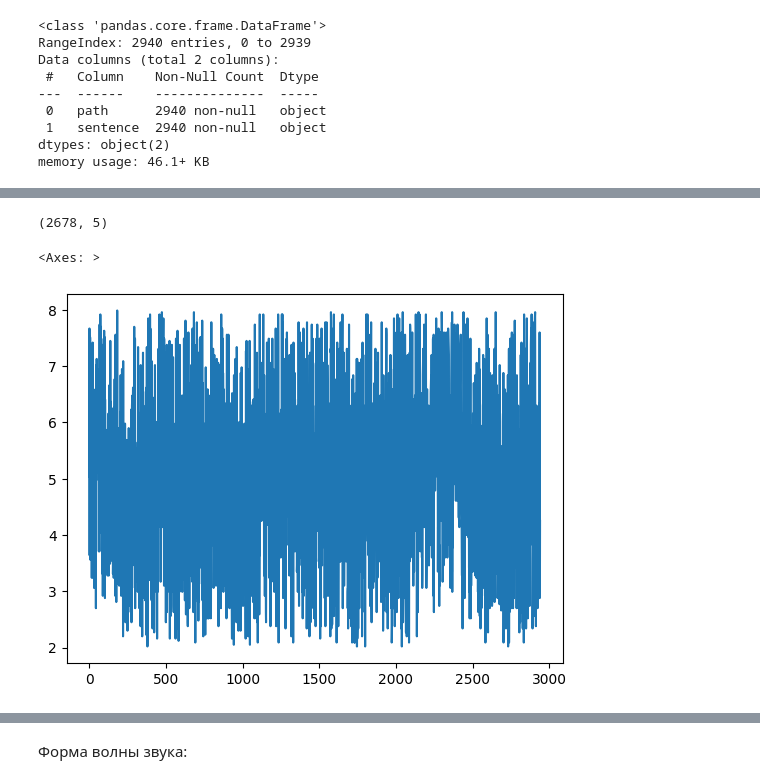
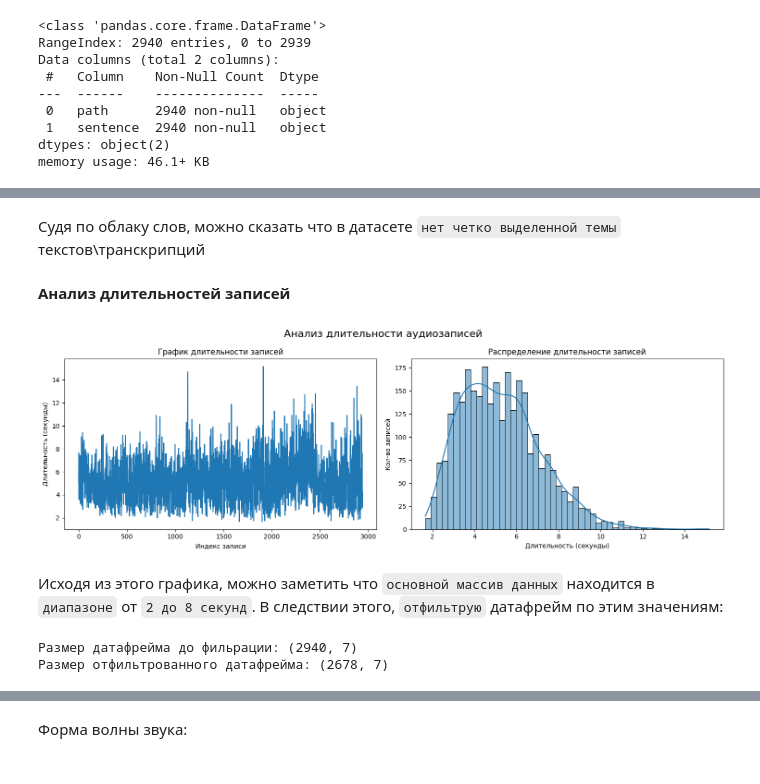
Before and after one commit to Rainfue/Speech-synthesis, a Jupyter notebook: Module1/Module1.ipynb, the cells around one changed output, grey strips where cells are left out. Cells and saved outputs as stored; diff of their text form; code cells hidden in the pictures.

```diff
--- a/Module1/Module1.ipynb
+++ b/Module1/Module1.ipynb
@@ -130,8 +210,22 @@ df['record_duration'].plot()
+# %% [markdown]
+Судя по облаку слов, можно сказать что в датасете `нет четко выделенной темы` текстов\транскрипций
+# %% [markdown]
+**Анализ длительностей записей**
+# %%
+wave_hist_plot('Анализ длительности аудиозаписей', df, 'record_duration',
+               'График длительности записей', 'Индекс записи', 'Длительность (секунды)',
+               'Распределение длительности записей', 'Длительность (секунды)', 'Кол-во записей')
+# %% [output]
+[figure, added]
+# %% [markdown]
+Исходя из этого графика, можно заметить что `основной массив данных` находится в `диапазоне` от `2 до 8 секунд`. В следствии этого, `отфильтрую` датафрейм по этим значениям:
 # %%
-df_filtered = df[(df['record_duration'] > 2) & (df['record_duration'] < 8)]
-print(df_filtered.shape)
-df_filtered['record_duration'].plot()
+# логирование
+print(f'Размер датафрейма до фильрации: {df.shape}')
+
+df = df[(df['record_duration'] > 2) & (df['record_duration'] < 8)]
+# логирование
+print(f'Размер отфильтрованного датафрейма: {df.shape}')
 # %% [output]
-(2678, 5)
+Размер датафрейма до фильрации: (2940, 7)
+Размер отфильтрованного датафрейма: (2678, 7)
-<Axes: >
-[figure, removed]
```
Also changed, not shown: parts of 49 cells of this notebook, 8 other files.
